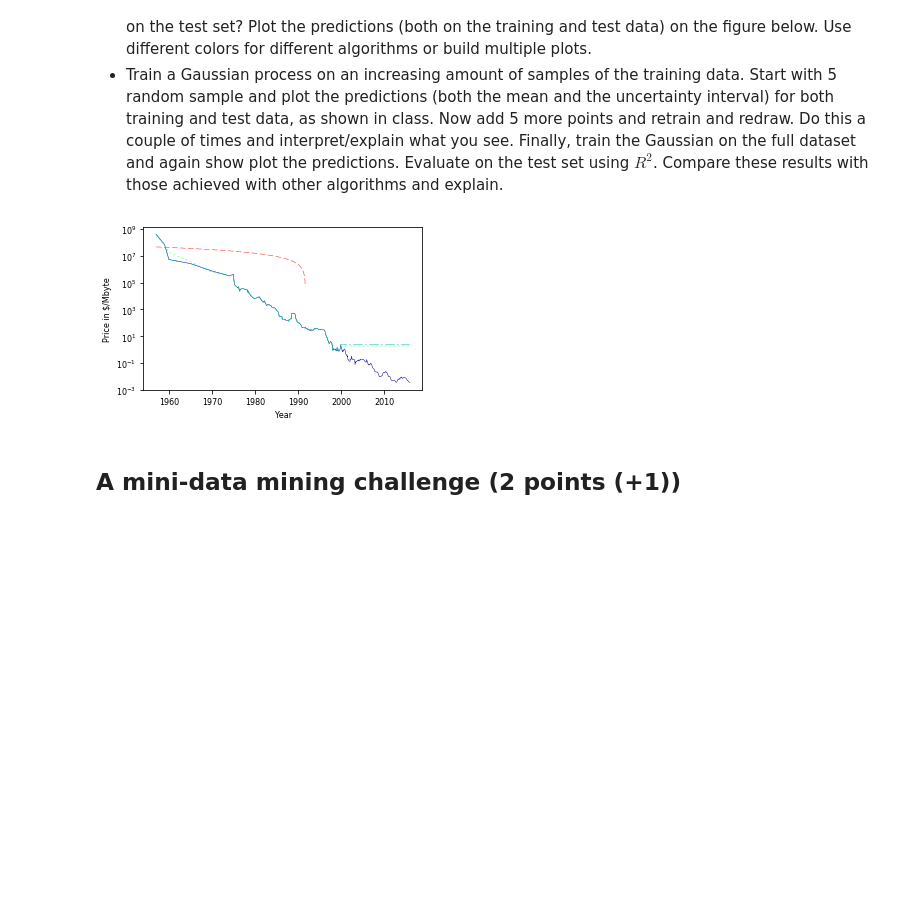
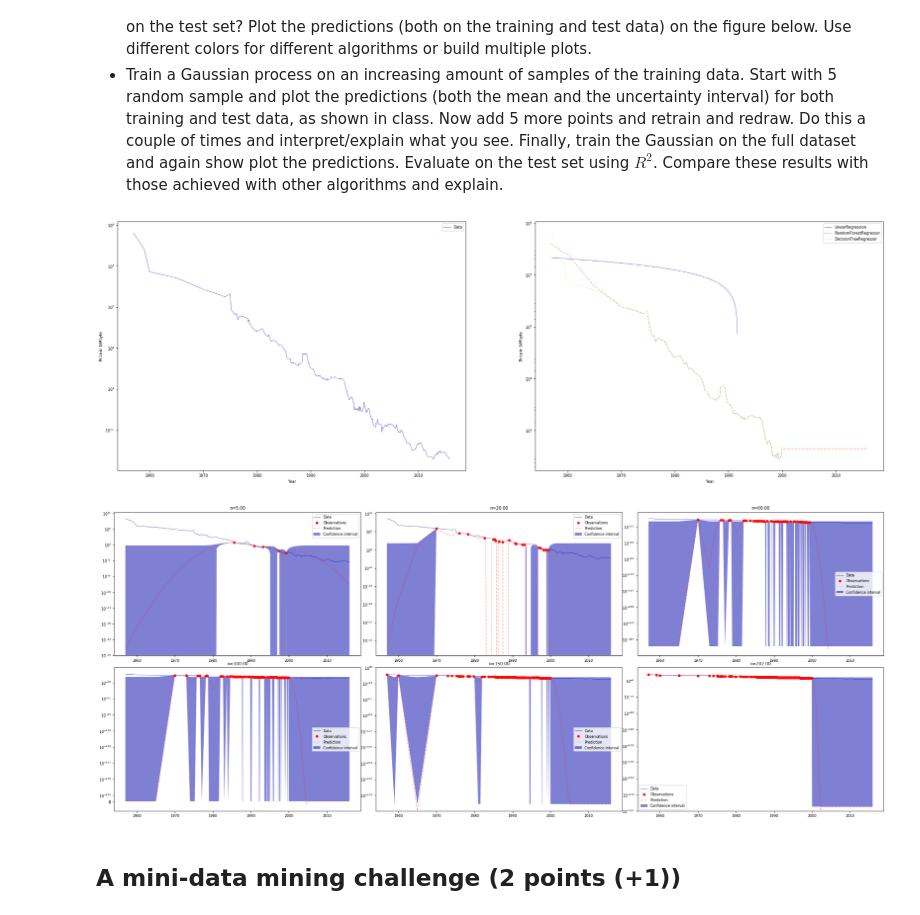
Before and after one commit to Zilarion/2IMW30-Assignment-1, a Jupyter notebook: Assignment 2.ipynb, the cells around one changed output. Cells and saved outputs as stored; diff of their text form; code cells hidden in the pictures; blank space fills up the shorter version.

```diff
--- a/Assignment 2.ipynb
+++ b/Assignment 2.ipynb
@@ -155,37 +155,76 @@ Consider the RAM prices dataset (included in the data folder). Separate the data
 # %%
 from sklearn.ensemble import RandomForestRegressor
 from sklearn.linear_model import LinearRegression
 from sklearn.tree import DecisionTreeRegressor
 from sklearn.gaussian_process import GaussianProcessRegressor
+from sklearn.gaussian_process.kernels import RBF, ConstantKernel as C
+from sklearn.utils import shuffle
 
+# Read data
 ram_prices = pd.read_csv('data/ram_price.csv')
 
-plt.semilogy(ram_prices.date, ram_prices.price)
-plt.xlabel("Year")
-plt.ylabel("Price in $/Mbyte");
+# Create subplot
+fig, axes = plt.subplots(1, 2, figsize=(30, 10))
 
+# Plot data
+axes[0].semilogy(ram_prices.date, ram_prices.price, label="Data")
+axes[0].set_xlabel("Year")
+axes[0].set_ylabel("Price in $/Mbyte")
+axes[0].legend()
+
+# Split into train test and all data
 train = ram_prices.query("date < 2000")
 test = ram_prices.query("date >= 2000")
+data = ram_prices.date.reshape(-1, 1)
+data_y = ram_prices.price.reshape(-1, 1)
 
+# Data
 x_train = train.date.reshape(-1, 1)
 y_train = train.price.reshape(-1, 1)
 x_test = test.date.reshape(-1, 1)
 y_test = test.price.reshape(-1, 1)
 
-# print (train.date.array)
+# Define algorithms
 algorithms = [LinearRegression(), RandomForestRegressor(), DecisionTreeRegressor()]
+axes[1].set_xlabel("Year")
+axes[1].set_ylabel("Price in $/Mbyte");
 
+# Calculate R2 values and plot predictions
 for alg in algorithms:
     alg.fit(x_train, y_train)
-    y_result = alg.predict(ram_prices.date.reshape(-1, 1))
-    plt.semilogy(ram_prices.date.reshape(-1, 1), y_result)
+    y_result = alg.predict(data)
+    axes[1].semilogy(data, y_result, label=alg.__class__.__name__)
+axes[1].legend()
 
-for sampleSize in range(5, len(x_train), 5):
-    clf = GaussianProcessRegressor()
-    clf.fit(x_train[:sampleSize], y_train[:sampleSize])
-#     print(clf.score(x_test ,y_test))
+fig2, ax2 = plt.subplots(2, 3, figsize=(25, 10))
+fig2.tight_layout()
+ax2= ax2.flatten()
+
+# Initialize a Gaussian Process model
+kernel = C(1.0, (1e-3, 1e3)) * RBF(10, (1e-2, 1e2))
+clf = GaussianProcessRegressor(kernel=kernel, n_restarts_optimizer=9)
+
+i=0
+for sampleSize in [5, 20, 60, 100, 150, len(x_train)]:
+    x_sample_train, y_sample_train = shuffle(x_train, y_train, random_state=1, n_samples=sampleSize)
+    clf.fit(x_sample_train, y_sample_train)
+    y_pred, sigma = clf.predict(data, return_std = True)
+    y_pred = y_pred.flatten()
+
+    ax2[i].set_title("n={:.2f}".format(sampleSize))
+
+    ax2[i].plot(data, data_y, label="Data")
+    ax2[i].plot(x_sample_train, y_sample_train, 'r.', markersize=10, label=u'Observations')
+    ax2[i].plot(data, y_pred, label="Prediction")
+    ax2[i].fill_between(data.flatten(), y_pred - 1.9600 * sigma, y_pred + 1.9600 * sigma,
+                        alpha=0.5,
+                        label="Confidence interval")
+    ax2[i].set_yscale('log')
+    ax2[i].legend()
+    i += 1
 # %% [output]
-[figure, old version]
+[figure, new version]
+[figure, added]
 # %% [markdown]
 ## A mini-data mining challenge (2 points (+1))
 # %% [markdown]
```
